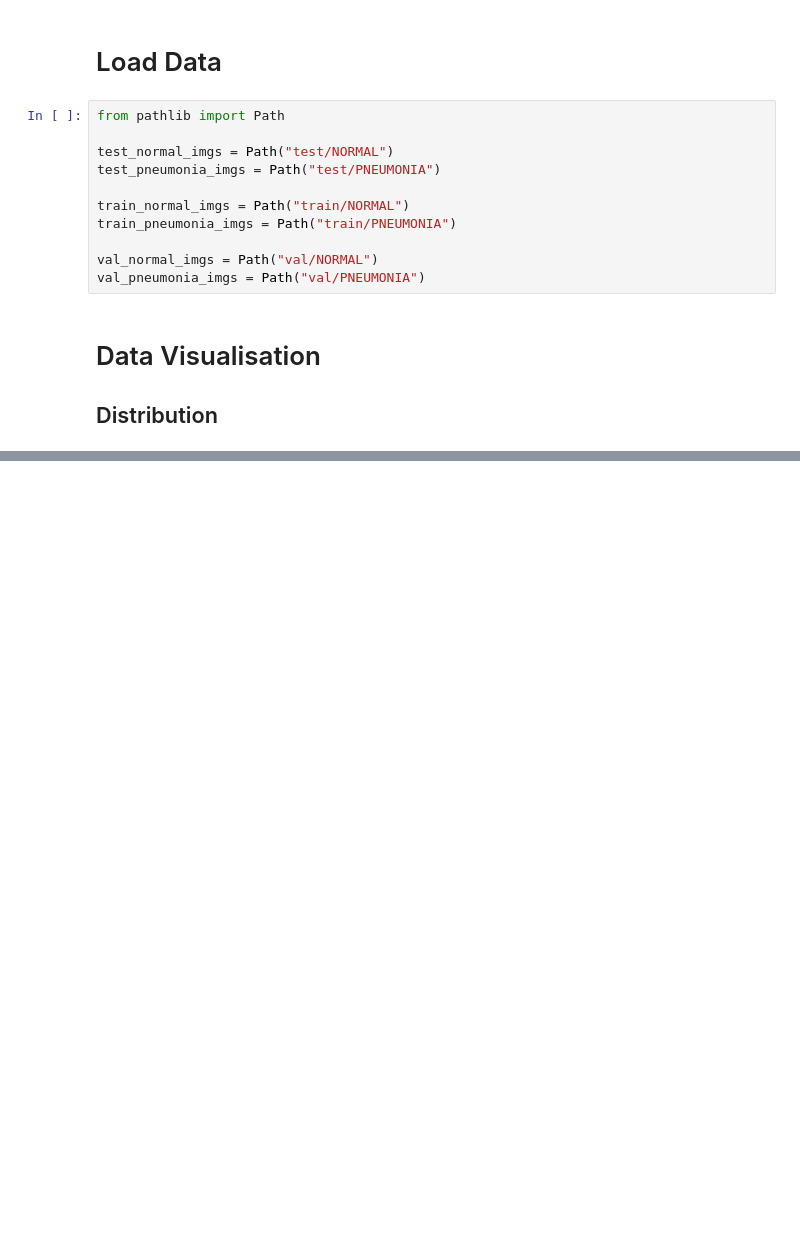
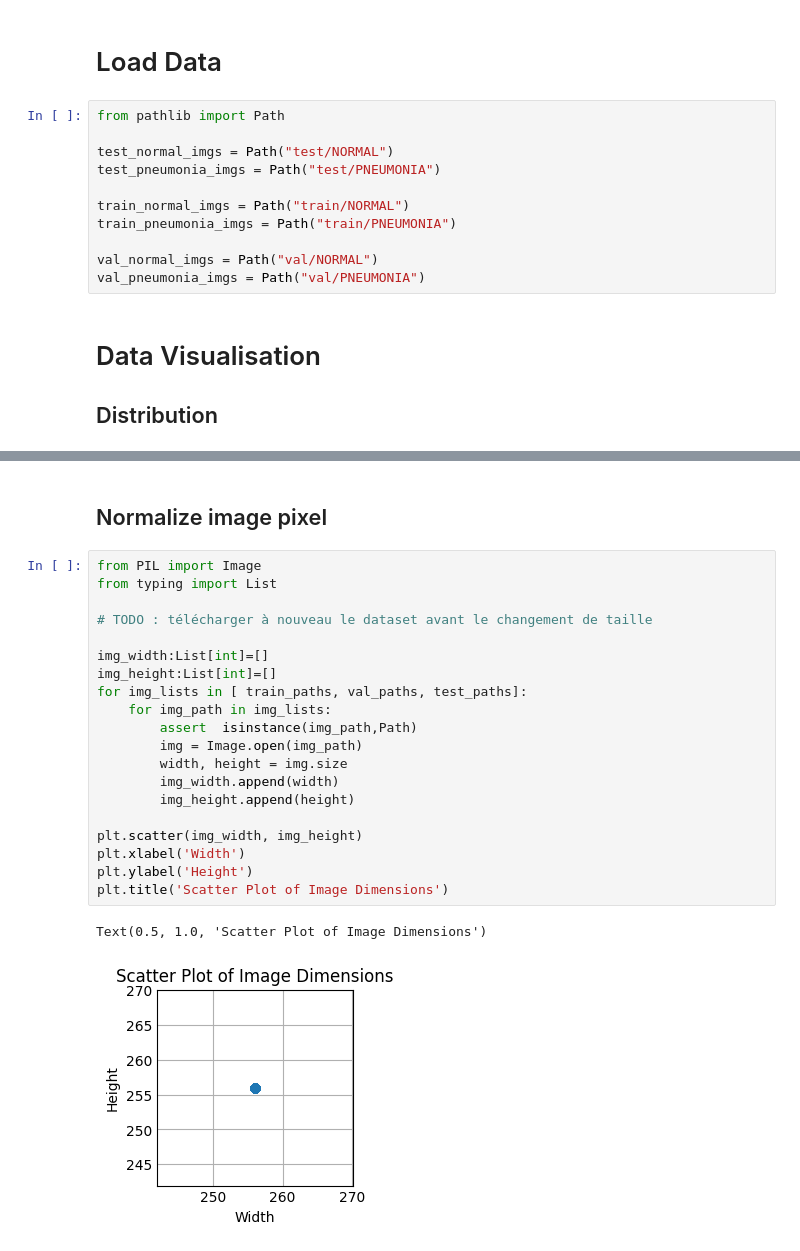
Before and after one commit to Nicolas-Dmb/t-dev-810, a Jupyter notebook: notebook.ipynb, the cells around one changed output, grey strips where cells are left out. Drawn from its saved outputs; the diff is of its cells as text; blank space fills up the shorter version.

```diff
--- a/notebook.ipynb
+++ b/notebook.ipynb
@@ -75,0 +90,25 @@ display_distribution(list_test_normal_imgs, list_test_pneumonia_imgs, list_train
+# %% [markdown]
+## Normalize image pixel
+# %%
+from PIL import Image
+from typing import List
+
+# TODO : télécharger à nouveau le dataset avant le changement de taille
+
+img_width:List[int]=[]
+img_height:List[int]=[]
+for img_lists in [ train_paths, val_paths, test_paths]:
+    for img_path in img_lists:
+        assert  isinstance(img_path,Path)
+        img = Image.open(img_path)
+        width, height = img.size
+        img_width.append(width)
+        img_height.append(height)
+
+plt.scatter(img_width, img_height)
+plt.xlabel('Width')
+plt.ylabel('Height')
+plt.title('Scatter Plot of Image Dimensions')
+# %% [output]
+Text(0.5, 1.0, 'Scatter Plot of Image Dimensions')
+[figure, added]
```
Also changed, not shown: parts of 6 cells of this notebook, 3 other files.
